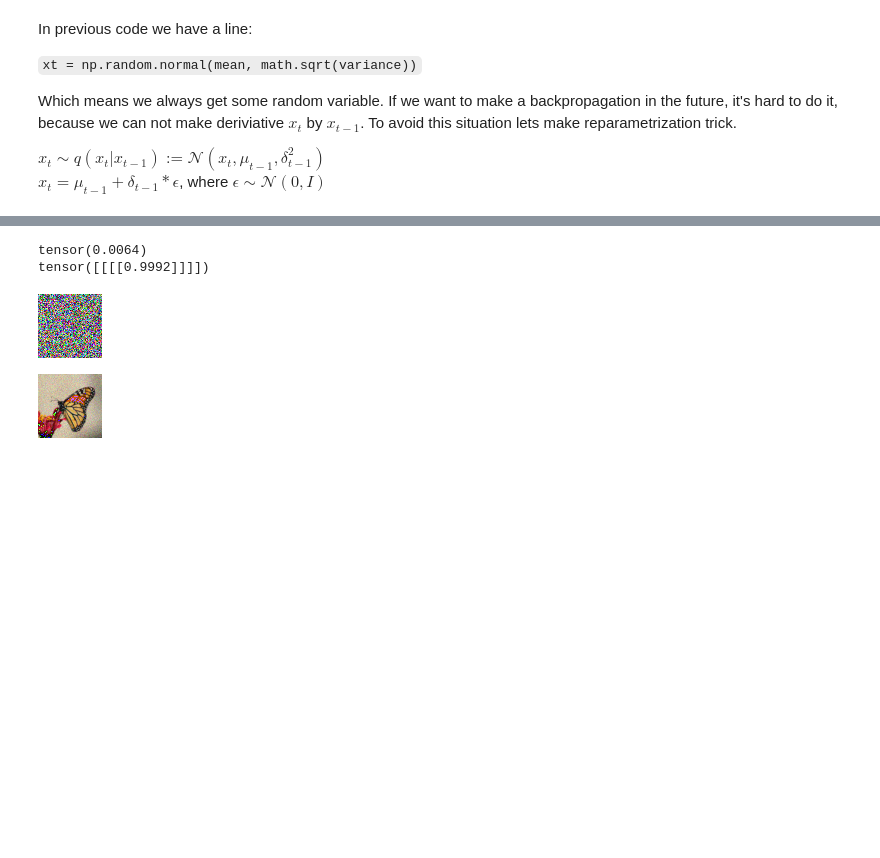
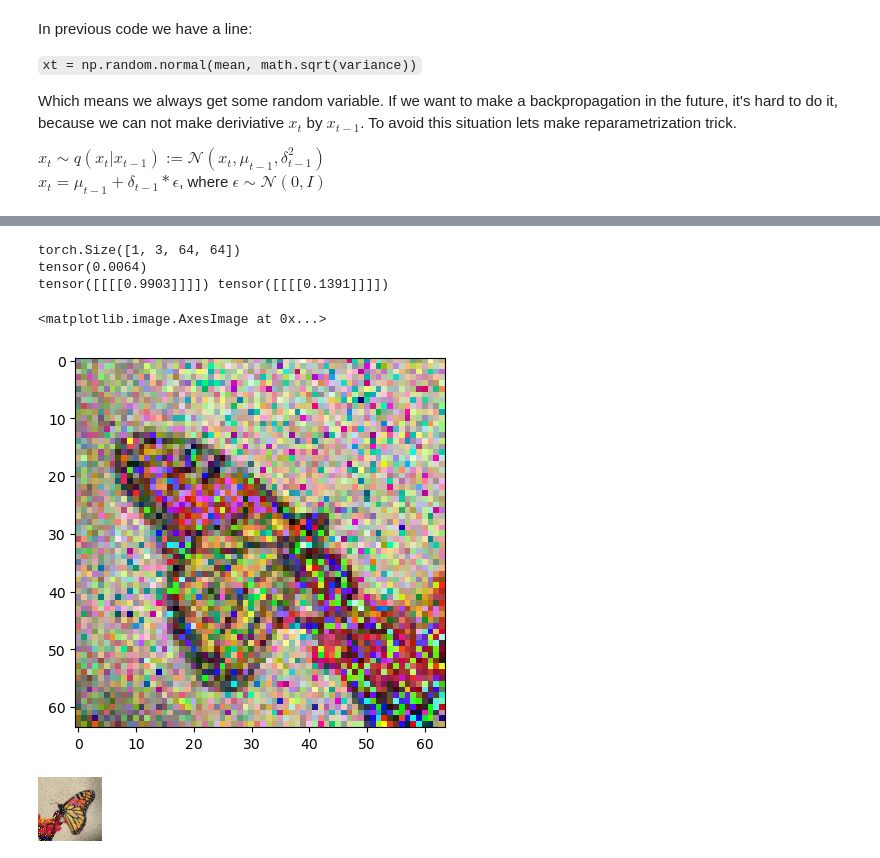
Before and after one commit to juraam/stable-diffusion-from-scratch, a Jupyter notebook: math_check.ipynb, the cells around one changed output, grey strips where cells are left out. Saved outputs shown, nothing was run; the diff lists cells and outputs as text; code cells hidden in the pictures; blank space fills up the shorter version.

```diff
--- a/math_check.ipynb
+++ b/math_check.ipynb
@@ -20,7 +24,7 @@ import utils
 utils.seed_everything(1000)
 
 # Number of timesteps
-timestep = 1000
+timestep = 800
 
 # Our interval
 xs = np.arange(-5, 5, 0.01)
@@ -40,7 +44,7 @@ different_schedules = [
 ]
 
 # set x0 some random value from -1 to 1
-x0 = np.random.uniform(-1,1)
+x0 = 3
 
 for bt in different_schedules:
 
@@ -56,11 +60,11 @@ for bt in different_schedules:
         mean = math.sqrt(1 - bt[t]) * xt
 
         # Calculate the variance
-        variance = math.sqrt(bt[t])
+        variance = bt[t]
 
         # Q is a normal distribution, so to get the next xt, we just get random element from our distribution
         xt = np.random.normal(mean, math.sqrt(variance))
-
+    print(xt)
     q_results = norm.pdf(xs, mean, math.sqrt(variance))
     plt.plot(xs, q_results, label=f"qt for bt {bt[0] if bt[0] == bt[-1] else 'linear'}")
 plt.plot(xs, y_results, label="Y")
@@ -180,10 +295,10 @@ image_size = 64
 transform = Compose([
   Resize((image_size, image_size)),
   # CenterCrop(image_size),
-  RandomHorizontalFlip(),
+#   RandomHorizontalFlip(),
   ToTensor(),
-  Normalize(mean=(0.5, 0.5, 0.5), std=(0.5, 0.5, 0.5))
+#   Normalize(mean=(0.5, 0.5, 0.5), std=(0.5, 0.5, 0.5))
 ])
 
-x0 = transform(image).unsqueeze(0)
-# plt.imshow(transform(image).permute(1,2,0))
+x0_image = transform(image).unsqueeze(0)
+plt.imshow(x0_image[0].permute(1,2,0))
@@ -190,34 +308,38 @@ x0 = transform(image).unsqueeze(0)
 # %%
-x0 = transform(image).unsqueeze(0)
+utils.seed_everything(1000)
+
+x0_image = transform(image).unsqueeze(0)
 
 def sample_by_t(tensor_to_sample, timesteps, x_shape):
     batch_size = timesteps.shape[0]
     sampled_tensor = tensor_to_sample.gather(-1, timesteps.cpu())
     sampled_tensor = torch.reshape(sampled_tensor, (batch_size,) + (1,) * (len(x_shape) - 1))
     return sampled_tensor.to(timesteps.device)
 
 def sample_q(x0, t, noise=None):
     if noise is None:
         noise = torch.randn_like(x0)
 
     sqrt_alphas_bar_t_sampled = sample_by_t(sqrt_alphas_bar_t, t, x0.shape)
     print(sqrt_alphas_bar_t[-1])
     sqrt_1_minus_alphas_bar_t_sampled = sample_by_t(sqrt_1_minus_alphas_bar_t, t, x0.shape)
-    print(sqrt_1_minus_alphas_bar_t_sampled)
+    print(sqrt_alphas_bar_t_sampled, sqrt_1_minus_alphas_bar_t_sampled)
     x_t = sqrt_alphas_bar_t_sampled * x0 + sqrt_1_minus_alphas_bar_t_sampled * noise
     return x_t
 
-def get_noisy_image(x0, t, transform=reverse_transform_pil):
+def get_noisy_image(x0, t, transform=Compose([ToPILImage()])):
     x_noisy = sample_q(x0, t)
     noise_image = transform(x_noisy.squeeze())
     return noise_image
 
-t = torch.tensor([800])
-get_noisy_image(x0, t)
+noisy_image = get_noisy_image(x0_image, t)
+plt.imshow(noisy_image)
 # %% [output]
+torch.Size([1, 3, 64, 64])
 tensor(0.0064)
-tensor([[[[0.9992]]]])
+tensor([[[[0.9903]]]]) tensor([[[[0.1391]]]])
+<matplotlib.image.AxesImage at 0x...>
-[figure, old version]
+[figure, new version]
 # %%
 from torchvision.transforms import ToPILImage
 
```
Also changed, not shown: parts of 15 cells of this notebook, 1 other file.
